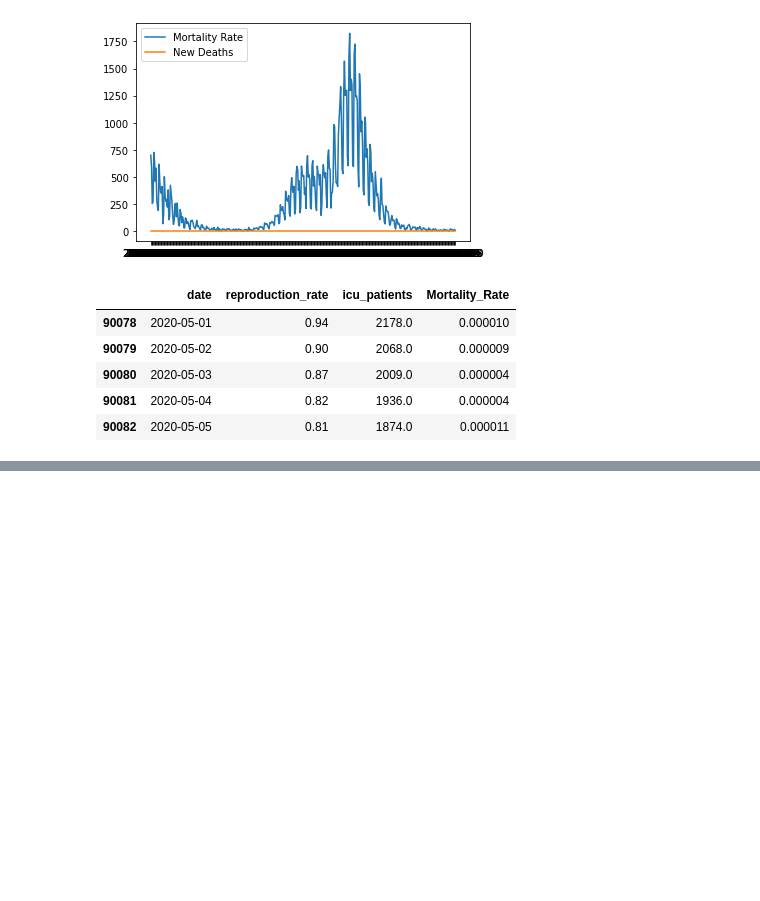
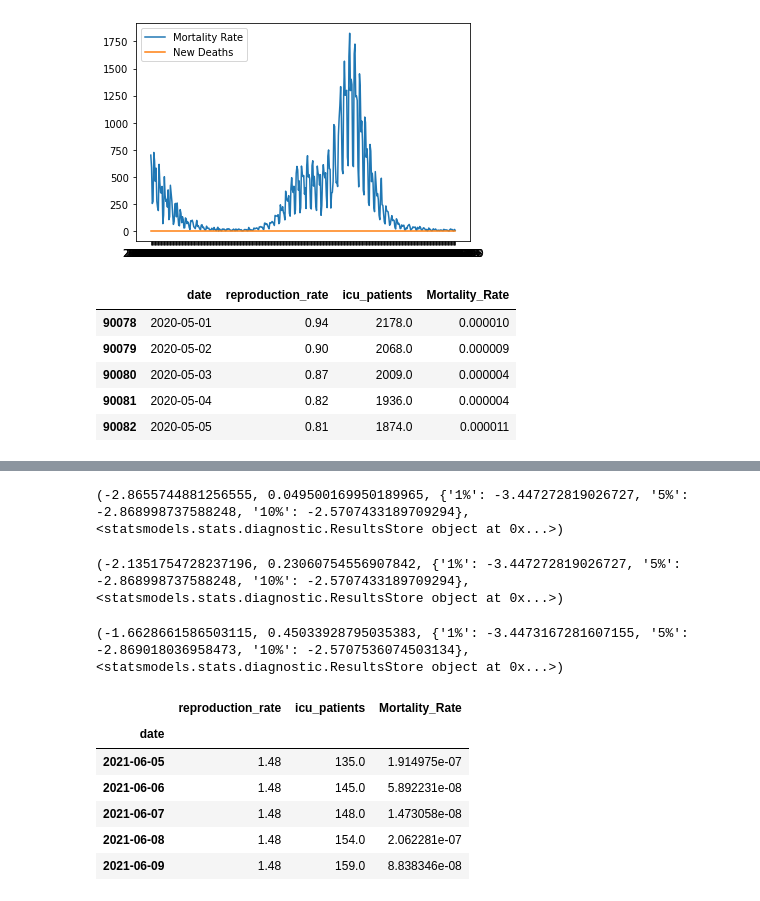
Before and after one commit to abhishek111222/Data-Science-Project, a Jupyter notebook: week_5.ipynb, the cells around one changed output, grey strips where cells are left out. Cells and saved outputs as stored; diff of their text form; code cells hidden in the pictures; blank space fills up the shorter version.

```diff
--- a/week_5.ipynb
+++ b/week_5.ipynb
@@ -463,0 +616,24 @@ fig.show()
+# %%
+print(sm.tsa.stattools.adfuller(dataset_UK_models1['Mortality_Rate'], regresults = True))
+# %% [output]
+(-2.8655744881256555, 0.049500169950189965, {'1%': -3.447272819026727, '5%': -2.868998737588248, '10%': -2.5707433189709294}, <statsmodels.stats.diagnostic.ResultsStore object at 0x...>)
+# %%
+print(sm.tsa.stattools.adfuller(dataset_UK_models1['reproduction_rate'], regresults = True))
+# %% [output]
+(-2.1351754728237196, 0.23060754556907842, {'1%': -3.447272819026727, '5%': -2.868998737588248, '10%': -2.5707433189709294}, <statsmodels.stats.diagnostic.ResultsStore object at 0x...>)
+# %%
+print(sm.tsa.stattools.adfuller(dataset_UK_models1['icu_patients'], regresults = True))
+# %% [output]
+(-1.6628661586503115, 0.45033928795035383, {'1%': -3.4473167281607155, '5%': -2.869018036958473, '10%': -2.5707536074503134}, <statsmodels.stats.diagnostic.ResultsStore object at 0x...>)
+# %%
+dataset_UK_models1.drop(["hosp_patients"], axis = 1, inplace = True)
+# %%
+dataset_UK_models1.tail()
+# %% [output]
+|  | reproduction_rate | icu_patients | Mortality_Rate |
+| date |  |  |  |
+| 2021-06-05 | 1.48 | 135.0 | 1.914975e-07 |
+| 2021-06-06 | 1.48 | 145.0 | 5.892231e-08 |
+| 2021-06-07 | 1.48 | 148.0 | 1.473058e-08 |
+| 2021-06-08 | 1.48 | 154.0 | 2.062281e-07 |
+| 2021-06-09 | 1.48 | 159.0 | 8.838346e-08 |
```
Also changed, not shown: parts of 61 cells of this notebook.
